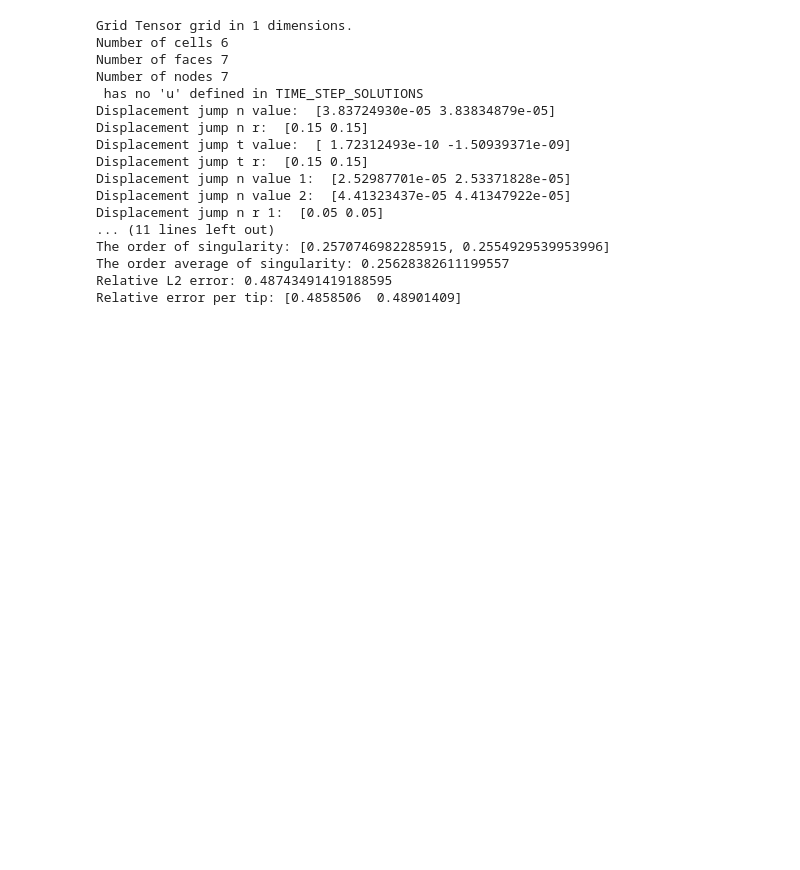
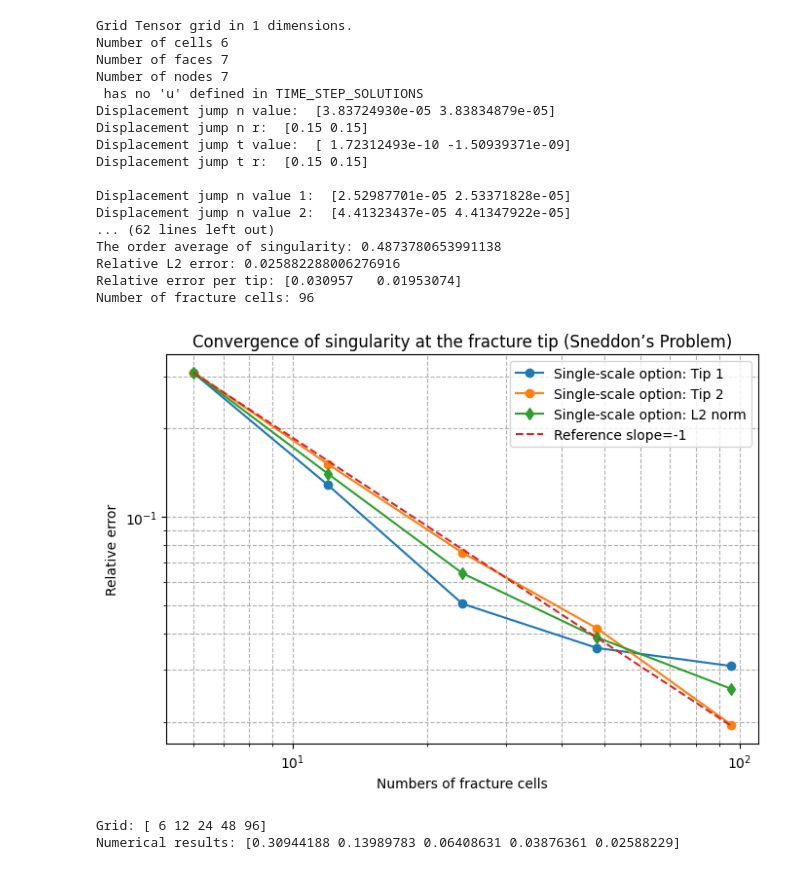
Before and after one commit to RonghaoCui/fracture_sif_computation, a Jupyter notebook: sneddon_analysis.ipynb, the cells around one changed output. Drawn from its saved outputs; the diff is of its cells as text; code cells hidden in the pictures; blank space fills up the shorter version.

Commit message:
Add functions for convergence curves in the single-scale option

```diff
--- a/sneddon_analysis.ipynb
+++ b/sneddon_analysis.ipynb
@@ -42,7 +42,8 @@ import matplotlib.pyplot as plt
 import scipy.sparse as sps
 
 from tests.functional.setups.manu_sneddon_2d import ManuSneddonModel2d
-from fracture import FractureDisplacementJump, ComputeSingularityErrorForModel
+from fracture import FractureDisplacementJump
+from fracture import ComputeSingularityErrorForModel
 
 a = 0.3
 poi = 0.25
@@ -119,6 +120,11 @@ print("Displacement jump t value: ", u_jump_t)
 print("Displacement jump t r: ", r_t)
 
 # test the single-scale option for convergence analysis
+h = 0.1
+params["meshing_arguments"] = {"cell_size": h}
+params["sampling"] = {"mode": "fixed", "steps": 1}
+model = ManuSneddonModel2d(params=params)
+pp.run_time_dependent_model(model)
 comp = ComputeSingularityErrorForModel(model)
 steps_pair=(0, 2)
 rel_l2_error_ave, rel_error_per_tip = comp.single_scale_option_normal(steps_pair)
@@ -132,36 +138,86 @@ params["meshing_arguments"] = {"cell_size": h_coarse}
 params["sampling"] = {"mode": "refinement", "level": refinement_level}
 model_coarse = ManuSneddonModel2d(params=params)
 pp.run_time_dependent_model(model_coarse)
 comp_coarse = ComputeSingularityErrorForModel(model_coarse)
 
 h_fine = h_coarse / 2.0
 params["meshing_arguments"] = {"cell_size": h_fine}
 params["sampling"] = {"mode": "refinement", "level": refinement_level+1}
 model_fine = ManuSneddonModel2d(params=params)
 pp.run_time_dependent_model(model_fine)
 jumpmodel_fine = FractureDisplacementJump(model_fine)
 
 rel_l2_error_ave, rel_error_per_tip = comp_coarse.two_scale_option_normal(jumpmodel_fine)
 
 print("Relative L2 error:", rel_l2_error_ave)
 print("Relative error per tip:", rel_error_per_tip)
+
+# test the single-scale option for convergence curves
+cell_sizes = [0.1, 0.05, 0.025, 0.0125, 0.00625]
+error_ave_set = []
+error_per_tip_set = []
+num_frac_cells_set = []
+for h in cell_sizes:
+    params["meshing_arguments"] = {"cell_size": h}
+    params["sampling"] = {"mode": "fixed", "steps": 1}
+    model = ManuSneddonModel2d(params=params)
+    pp.run_time_dependent_model(model)
+    comp = ComputeSingularityErrorForModel(model)
+
+    steps_pair=(0, 2)
+    rel_l2_error_ave, rel_error_per_tip = comp.single_scale_option_normal(steps_pair)
+    print("Relative L2 error:", rel_l2_error_ave)
+    print("Relative error per tip:", rel_error_per_tip)
+    error_ave_set.append(rel_l2_error_ave)
+    error_per_tip_set.append(rel_error_per_tip)
+
+    # Number of fracture cells
+    num_frac_cells = comp.get_number_of_fracture_cells()
+    print("Number of fracture cells:", num_frac_cells)
+    num_frac_cells_set.append(num_frac_cells)
+
+# Plot convergence
+hs = np.array(cell_sizes)
+err_ave = np.array(error_ave_set)
+err_per_tip = np.array(error_per_tip_set)
+fs = np.array(num_frac_cells_set)
+
+plt.figure(figsize=(7, 5))
+# plt.loglog(fs, err_nearest, 's-', label="Base option: L2 norm")
+plt.loglog(fs, err_per_tip[:, 0], 'o-', label="Single-scale option: Tip 1")
+plt.loglog(fs, err_per_tip[:, 1], 'o-', label="Single-scale option: Tip 2")
+plt.loglog(fs, err_ave, 'd-', label="Single-scale option: L2 norm")
+plt.loglog(fs, err_ave[0] * (fs[0] / fs), '--', label="Reference slope=-1")
+plt.xlabel("Numbers of fracture cells")
+plt.ylabel("Relative error")
+plt.title("Convergence of singularity at the fracture tip (Sneddon’s Problem)")
+plt.grid(True, which="both", ls="--")
+plt.legend()
+plt.tight_layout()
+plt.show()
+
+print("Grid:", fs)
+print("Numerical results:", err_ave)
 # %% [output]
 [figure]
 [figure]
 Grid Tensor grid in 1 dimensions.
 Number of cells 6
 Number of faces 7
 Number of nodes 7
  has no 'u' defined in TIME_STEP_SOLUTIONS
 Displacement jump n value:  [3.83724930e-05 3.83834879e-05]
 Displacement jump n r:  [0.15 0.15]
 Displacement jump t value:  [ 1.72312493e-10 -1.50939371e-09]
 Displacement jump t r:  [0.15 0.15]
+
 Displacement jump n value 1:  [2.52987701e-05 2.53371828e-05]
 Displacement jump n value 2:  [4.41323437e-05 4.41347922e-05]
-Displacement jump n r 1:  [0.05 0.05]
-... (11 lines left out)
-The order of singularity: [0.2570746982285915, 0.2554929539953996]
-The order average of singularity: 0.25628382611199557
-Relative L2 error: 0.48743491419188595
-Relative error per tip: [0.4858506  0.48901409]
+... (62 lines left out)
+The order average of singularity: 0.4873780653991138
+Relative L2 error: 0.025882288006276916
+Relative error per tip: [0.030957   0.01953074]
+Number of fracture cells: 96
+[figure, added]
+Grid: [ 6 12 24 48 96]
+Numerical results: [0.30944188 0.13989783 0.06408631 0.03876361 0.02588229]
```
Also changed, not shown: 9 other files.
